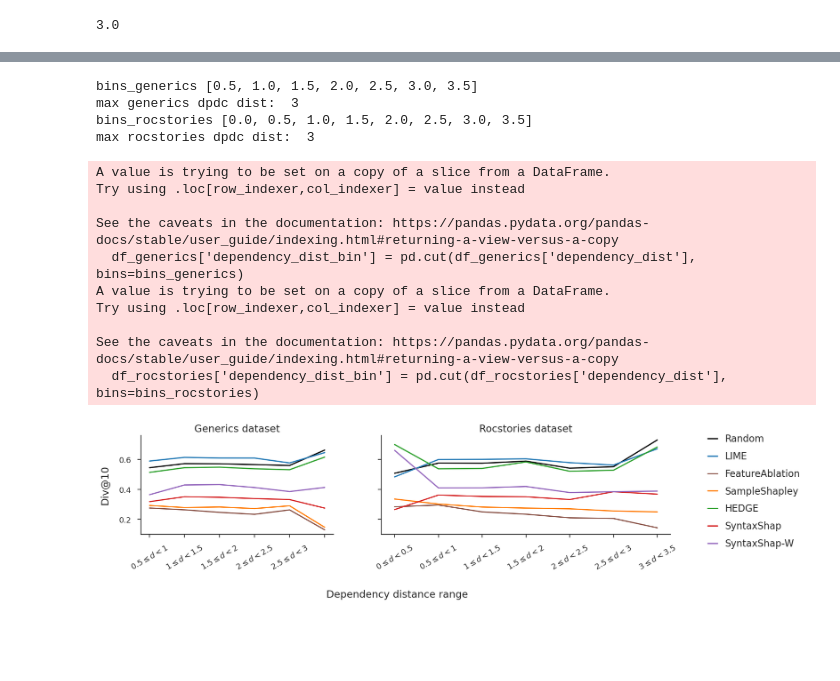
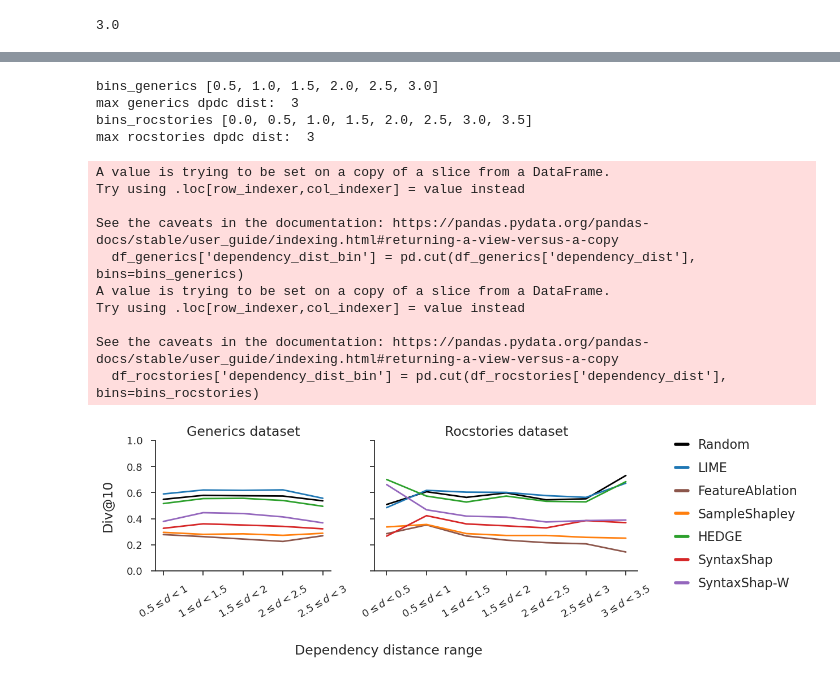
Before and after one commit to k-amara/syntax-shap, a Jupyter notebook: notebooks/Scores_Visualization_GPT2.ipynb, the cells around one changed output, grey strips where cells are left out. Cells and saved outputs as stored; diff of their text form; code cells hidden in the pictures; blank space fills up the shorter version.

```diff
--- a/notebooks/Scores_Visualization_GPT2.ipynb
+++ b/notebooks/Scores_Visualization_GPT2.ipynb
@@ -296,2 +296,0 @@ Index(['fid_keep_rd', 'fid_keep', 'fid_rmv', 'log_odds_keep', 'acc_at_k',
-# %%
-df_final['n_token'] = df_final['token_ids'].apply(len)
@@ -450,4 +438,5 @@ df_dpc = pd.merge(df_final, df_random[['input_id', 'dependency_dist']], on='inpu
 # %%
-#df_dpc.to_csv(os.path.join(save_dir, f"dependency_dist/scores_{model_name}_{threshold_}_seed{seed_}.csv"), index=False)
+df_input = pd.read_csv(os.path.join(save_dir, f"dependency_dist/scores_{model_name}_{threshold_}_seed{seed_}.csv"))
-# %%
-df_final = pd.read_csv(os.path.join(save_dir, f"dependency_dist/scores_{model_name}_{threshold_}_seed{seed_}.csv"))
+# %%
+df_final = pd.merge(df_final, df_input, on='input', how='left')
+df_final.columns
@@ -658,7 +652,7 @@ df_rocstories = df[df['dataset'] == 'rocstories']
 df_rocstories['dependency_dist_bin'] = pd.cut(df_rocstories['dependency_dist'], bins=bins_rocstories)
 df_rocstories = df_rocstories.groupby(['algorithm', 'dataset', 'dependency_dist_bin']).mean().reset_index()
 
-fig, axes = plt.subplots(1, 2, figsize=(16,3), sharey=True, gridspec_kw={'width_ratios': [1, 1.5]})
+fig, axes = plt.subplots(1, 2, figsize=(11,3), sharey=True, gridspec_kw={'width_ratios': [1, 1.5]})
 
 # Adjusting various parameters
 # Plotting with Seaborn
@@ -673,7 +667,7 @@ axes[0].set_title('Generics dataset', fontsize=17)
 axes[0].set_xlabel(None)
 axes[0].set_ylabel('Div@10', fontsize=17, labelpad=15)
 axes[0].tick_params(axis='both', which='major', labelsize=13, pad=10)
-#axes[0].set_ylim(0.2, 0.8)
+axes[0].set_ylim(0,1)
 axes[0].tick_params(axis='x', rotation=30)
 
 df_rocstories['dependency_dist_bin'] = df_rocstories['dependency_dist_bin'].astype(str)
@@ -690,33 +684,36 @@ axes[1].set_xticklabels([r'$0\leq d<0.5$', r'$0.5\leq d<1$', r'$1\leq d<1.5$', r
 
 fig.supxlabel("Dependency distance range", fontsize=17, x=0.5, y=-0.4)
 
 # Remove legends from all but one plot
 for ax in axes.flat:
     ax.legend().remove()
 
 # Add the legend back to the first subplot with custom settings
 handles, labels = axes[1].get_legend_handles_labels()
 ordered_handles = [handles[labels.index(label)] for label in legend_order]
 ordered_labels = [label for label in legend_order]
 legend = axes[1].legend(ordered_handles, ordered_labels, title='', loc='upper left', bbox_to_anchor=(1.1, 1.1), fontsize=16, frameon=False, handlelength=1, labelspacing=0.8)
-legend.get_title().set_fontsize('17')
+legend.get_title().set_fontsize('17')  # Increase legend title font size
+for line in legend.get_lines():
+    line.set_linewidth(4)  # Increase line width in legend
+
 
 sns.despine()
 fig.savefig(os.path.join(save_dir, f"figures/{model_name}/scores_{model_name}_dependency_dist_lineplot.pdf"), bbox_inches='tight', dpi=600)
 plt.show()
 # %% [output]
-bins_generics [0.5, 1.0, 1.5, 2.0, 2.5, 3.0, 3.5]
+bins_generics [0.5, 1.0, 1.5, 2.0, 2.5, 3.0]
 max generics dpdc dist:  3
 bins_rocstories [0.0, 0.5, 1.0, 1.5, 2.0, 2.5, 3.0, 3.5]
 max rocstories dpdc dist:  3
 A value is trying to be set on a copy of a slice from a DataFrame.
 Try using .loc[row_indexer,col_indexer] = value instead
 
 See the caveats in the documentation: https://pandas.pydata.org/pandas-docs/stable/user_guide/indexing.html#returning-a-view-versus-a-copy
   df_generics['dependency_dist_bin'] = pd.cut(df_generics['dependency_dist'], bins=bins_generics)
 A value is trying to be set on a copy of a slice from a DataFrame.
 Try using .loc[row_indexer,col_indexer] = value instead
 
 See the caveats in the documentation: https://pandas.pydata.org/pandas-docs/stable/user_guide/indexing.html#returning-a-view-versus-a-copy
   df_rocstories['dependency_dist_bin'] = pd.cut(df_rocstories['dependency_dist'], bins=bins_rocstories)
-[figure, old version]
+[figure, new version]
```
Also changed, not shown: parts of 7 cells of this notebook, 3 other files.
